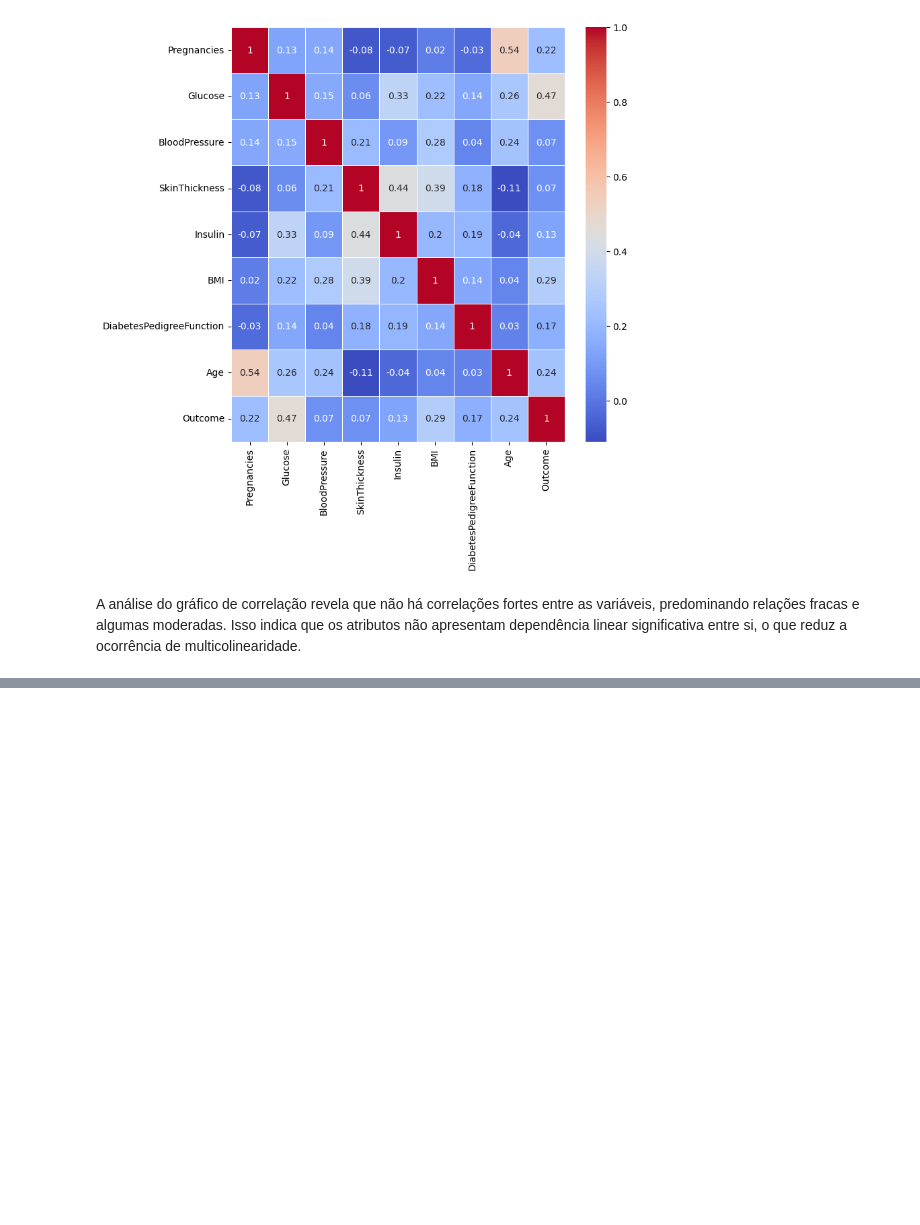
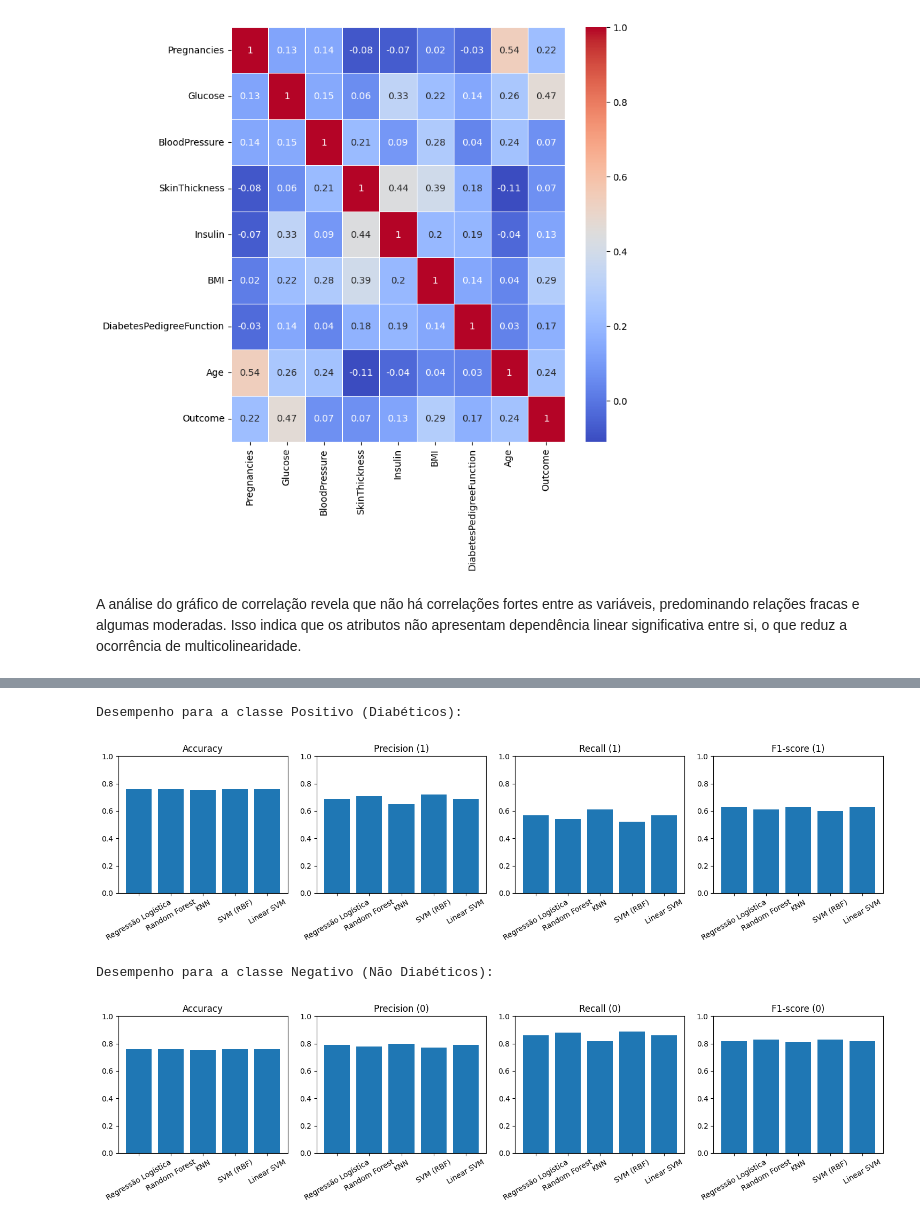
Before and after one commit to amaranini/postech-tech-challenges, a Jupyter notebook: fase1/fase1-tech-challenges.ipynb, the cells around one changed output, grey strips where cells are left out. Drawn from its saved outputs; the diff is of its cells as text; code cells hidden in the pictures; blank space fills up the shorter version.

```diff
--- a/fase1/fase1-tech-challenges.ipynb
+++ b/fase1/fase1-tech-challenges.ipynb
@@ -281,0 +418,18 @@ ModuleNotFoundError: No module named 'sklearn'
+# %%
+# criando o pipeline do modelo KNN com o melhor valor de K encontrado
+knn_pipeline = Pipeline([
+    ('imputer', imputer),
+    ('scaler', scaler),
+    ('model', KNeighborsClassifier(n_neighbors=5))
+])
+
+# treinando o modelo KNN
+knn_pipeline.fit(X_train, y_train)
+# fazendo previsões com o modelo KNN
+y_pred_knn = knn_pipeline.predict(X_test)
+# criando o relatorio de desempenho do modelo KNN
+report_knn = classification_report(
+    y_test,
+    y_pred_knn,
+    output_dict=True
+)
@@ -281,0 +554,32 @@ ModuleNotFoundError: No module named 'sklearn'
+# %%
+# plotando os gráficos de barras para as métricas de desempenho dos modelos - Casos positivos
+fig, axes = plt.subplots(1, 4, figsize=(15, 4), sharey=False)
+metrics = ["Accuracy", "Precision (1)", "Recall (1)", "F1-score (1)"]
+for i, metric in enumerate(metrics):
+    axes[i].bar(results_positivo_df["Modelo"], results_positivo_df[metric])
+    axes[i].set_title(metric)
+    axes[i].tick_params(axis='x', rotation=30)
+    axes[i].set_ylim(0, 1)
+
+print ("Desempenho para a classe Positivo (Diabéticos):")
+plt.tight_layout()
+plt.show()
+
+
+# plotando os gráficos de barras para as métricas de desempenho dos modelos - Casos negativos
+fig, axes = plt.subplots(1, 4, figsize=(15, 4), sharey=False)
+metrics = ["Accuracy", "Precision (0)", "Recall (0)", "F1-score (0)"]
+for i, metric in enumerate(metrics):
+    axes[i].bar(results_negativo_df["Modelo"], results_negativo_df[metric])
+    axes[i].set_title(metric)
+    axes[i].tick_params(axis='x', rotation=30)
+    axes[i].set_ylim(0, 1)
+
+print ("Desempenho para a classe Negativo (Não Diabéticos):")
+plt.tight_layout()
+plt.show()
+# %% [output]
+Desempenho para a classe Positivo (Diabéticos):
+[figure, added]
+Desempenho para a classe Negativo (Não Diabéticos):
+[figure, added]
```
Also changed, not shown: parts of 52 cells of this notebook.
